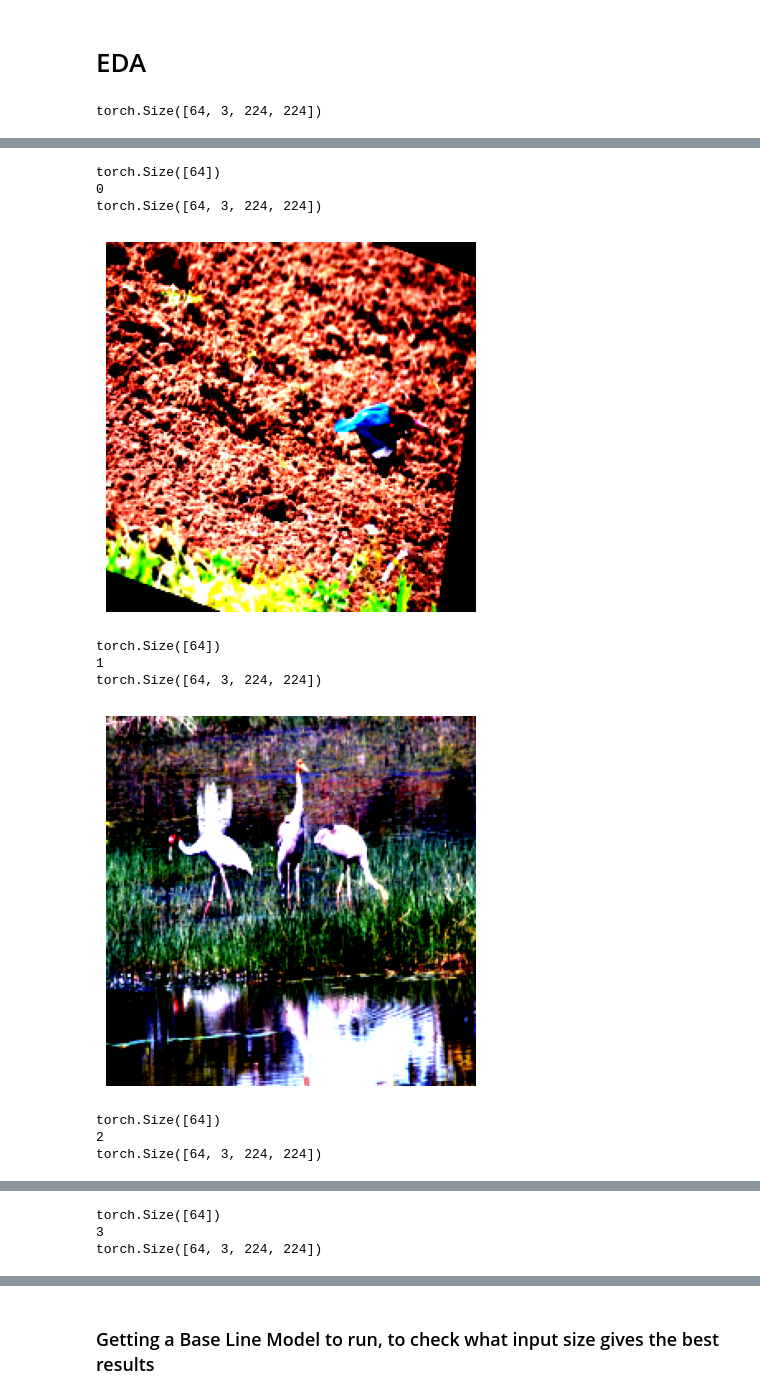
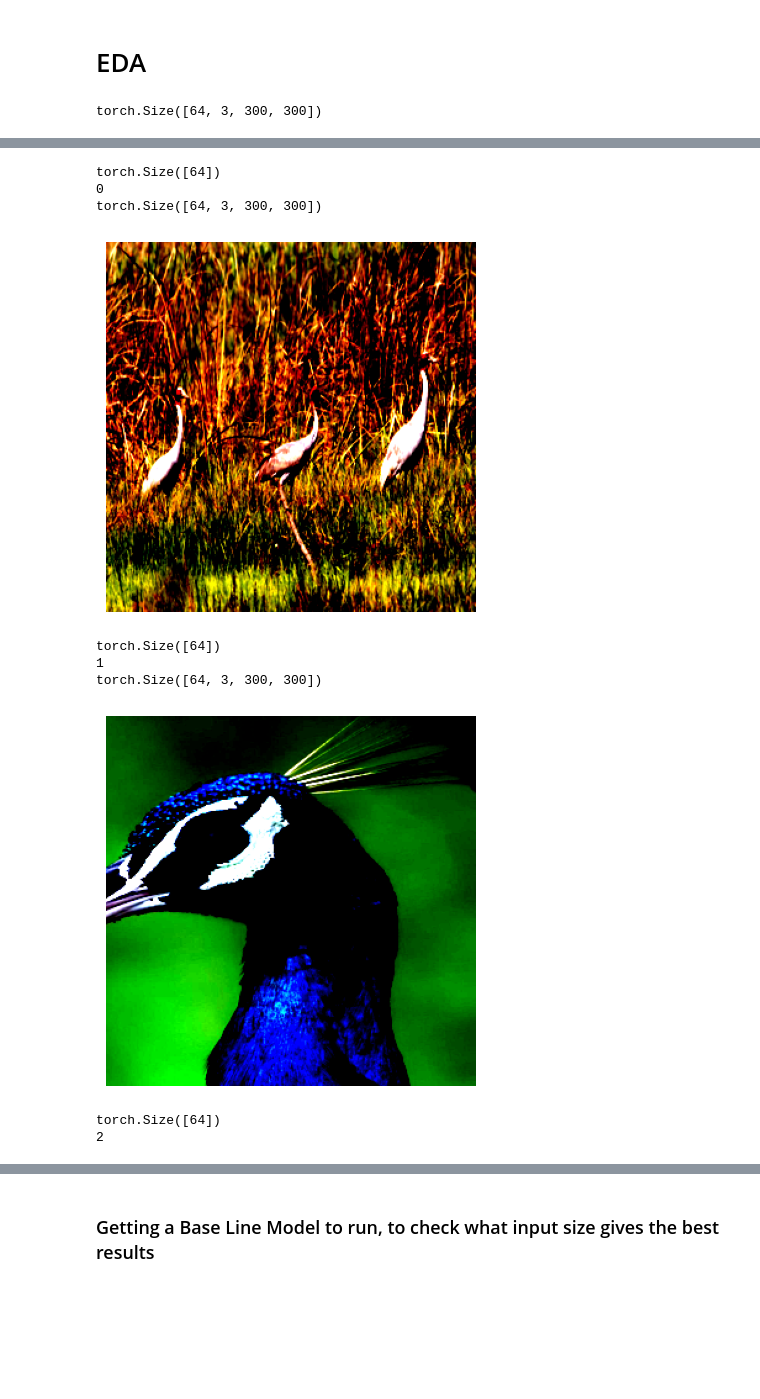
Before and after one commit to RISHIT7/Bird-Species-Classification, a Jupyter notebook: notebooks/Final_Model.ipynb, the cells around one changed output, grey strips where cells are left out. Saved outputs shown, nothing was run; the diff lists cells and outputs as text; code cells hidden in the pictures; blank space fills up the shorter version.

```diff
--- a/notebooks/Final_Model.ipynb
+++ b/notebooks/Final_Model.ipynb
@@ -173,9 +173,9 @@ Std: tensor([0.1924, 0.1919, 0.1931]))
 # Loading Data
 # %%
 transform = transforms.Compose([
-    transforms.Resize((224, 224)),
+    transforms.Resize((300, 300)),
     transforms.ToTensor(),
-    transforms.Normalize(mean=[0.4838, 0.493, 0.4104], std=[0.1881, 0.1875, 0.1886])
+    transforms.Normalize(mean=[0.4838, 0.493, 0.4104], std=[0.1924, 0.1919, 0.1931])
 ])
 # %%
 root_dir = "/kaggle/input/identify-the-birds/Birds"
@@ -209,7 +209,7 @@ for idx, (images, labels) in enumerate(train_loader):
 
     print(labels.shape)
     print(idx)
-    if (idx > 5):
+    if (idx > 1):
         break
 # %% [output]
-torch.Size([64, 3, 224, 224])
+torch.Size([64, 3, 300, 300])
@@ -217,11 +217,10 @@ torch.Size([64, 3, 224, 224])
 torch.Size([64])
 0
-torch.Size([64, 3, 224, 224])
+torch.Size([64, 3, 300, 300])
-[figure, old version]
+[figure, new version]
 torch.Size([64])
 1
-torch.Size([64, 3, 224, 224])
+torch.Size([64, 3, 300, 300])
-[figure, old version]
+[figure, new version]
 torch.Size([64])
 2
-torch.Size([64, 3, 224, 224])
@@ -229,3 +226,0 @@ torch.Size([64, 3, 224, 224])
-torch.Size([64])
-3
-torch.Size([64, 3, 224, 224])
```
Also changed, not shown: parts of 4 cells of this notebook.
